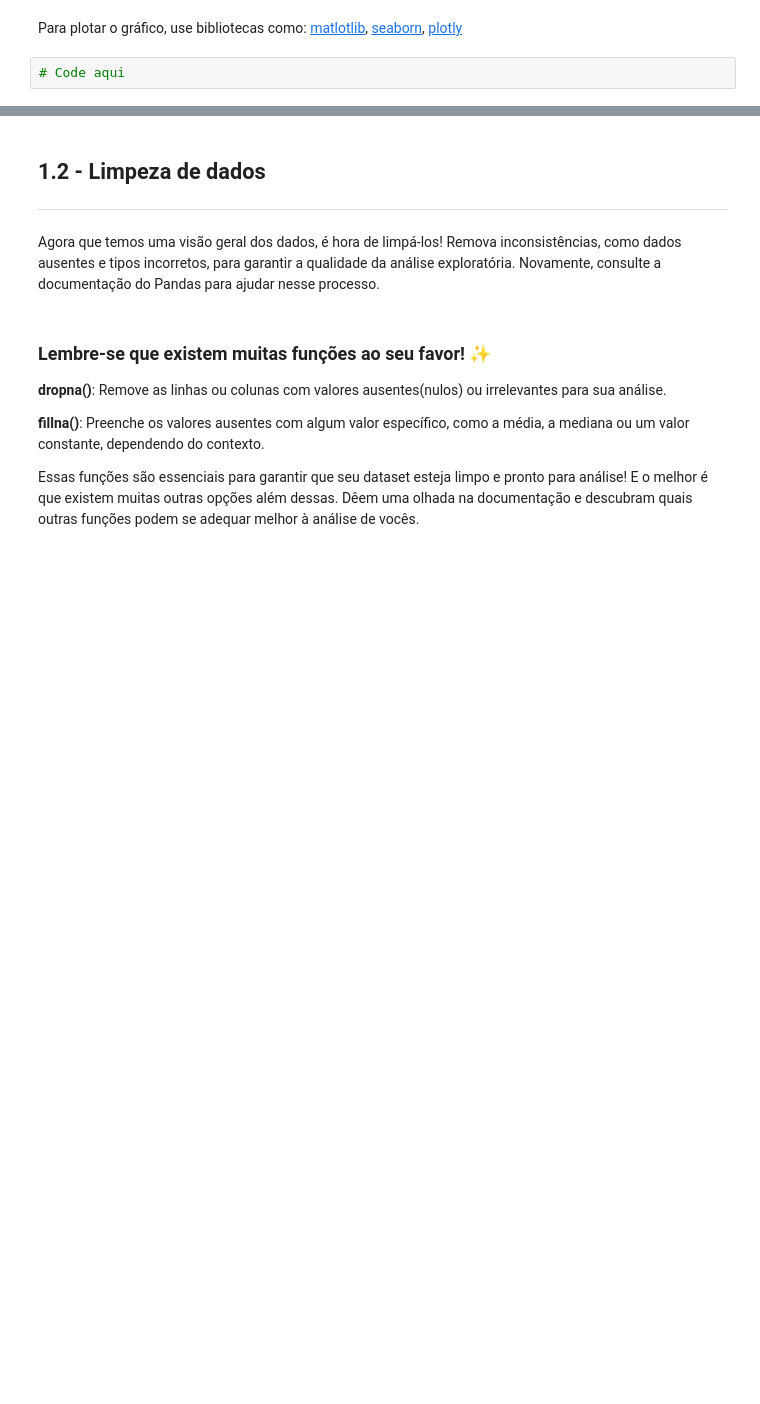
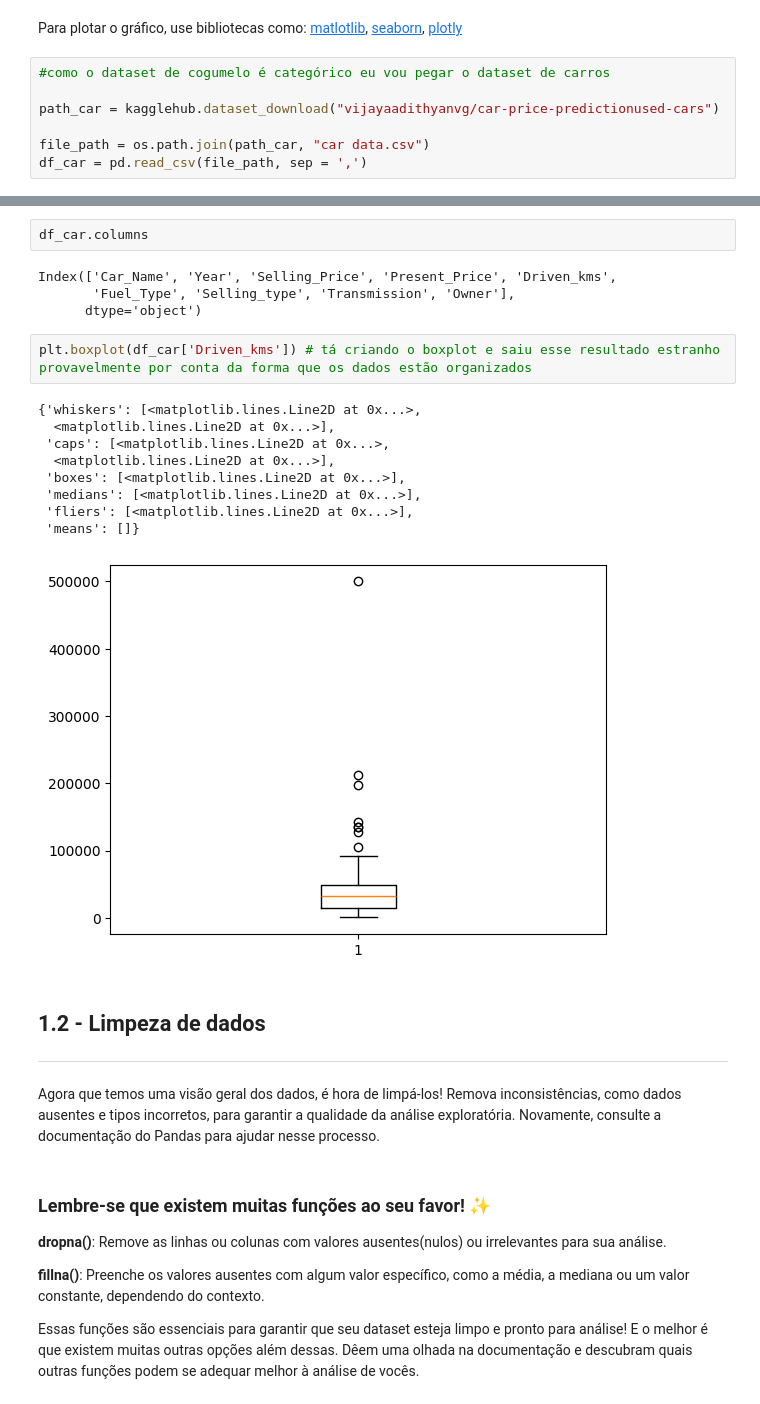
Before and after one commit to arthurcunha-software/Atividade-de-Analise-Exploratoria-de-Dados, a Jupyter notebook: notebook_EDA.ipynb, the cells around one changed output, grey strips where cells are left out. Drawn from its saved outputs; the diff is of its cells as text; blank space fills up the shorter version.

```diff
--- a/notebook_EDA.ipynb
+++ b/notebook_EDA.ipynb
@@ -84,4 +133,9 @@ Ele te ajuda a realizar um resumo estatístico visual dos dados, mostrando media
 # %% [markdown]
 Para plotar o gráfico, use bibliotecas como: [matlotlib](https://matplotlib.org/stable/), [seaborn](https://seaborn.pydata.org/), [plotly](https://plotly.com/)
 # %%
-# Code aqui
+#como o dataset de cogumelo é categórico eu vou pegar o dataset de carros
+
+path_car = kagglehub.dataset_download("vijayaadithyanvg/car-price-predictionused-cars")
+
+file_path = os.path.join(path_car, "car data.csv")
+df_car = pd.read_csv(file_path, sep = ',')
@@ -88,3 +145,21 @@ Para plotar o gráfico, use bibliotecas como: [matlotlib](https://matplotlib.org
+# %%
+df_car.columns
+# %% [output]
+Index(['Car_Name', 'Year', 'Selling_Price', 'Present_Price', 'Driven_kms',
+       'Fuel_Type', 'Selling_type', 'Transmission', 'Owner'],
+      dtype='object')
+# %%
+plt.boxplot(df_car['Driven_kms']) # tá criando o boxplot e saiu esse resultado estranho provavelmente por conta da forma que os dados estão organizados
+# %% [output]
+{'whiskers': [<matplotlib.lines.Line2D at 0x...>,
+  <matplotlib.lines.Line2D at 0x...>],
+ 'caps': [<matplotlib.lines.Line2D at 0x...>,
+  <matplotlib.lines.Line2D at 0x...>],
+ 'boxes': [<matplotlib.lines.Line2D at 0x...>],
+ 'medians': [<matplotlib.lines.Line2D at 0x...>],
+ 'fliers': [<matplotlib.lines.Line2D at 0x...>],
+ 'means': []}
+[figure, added]
 # %% [markdown]
 ## 1.2 - Limpeza de dados
 
```
Also changed, not shown: parts of 14 cells of this notebook, 2 other files.
